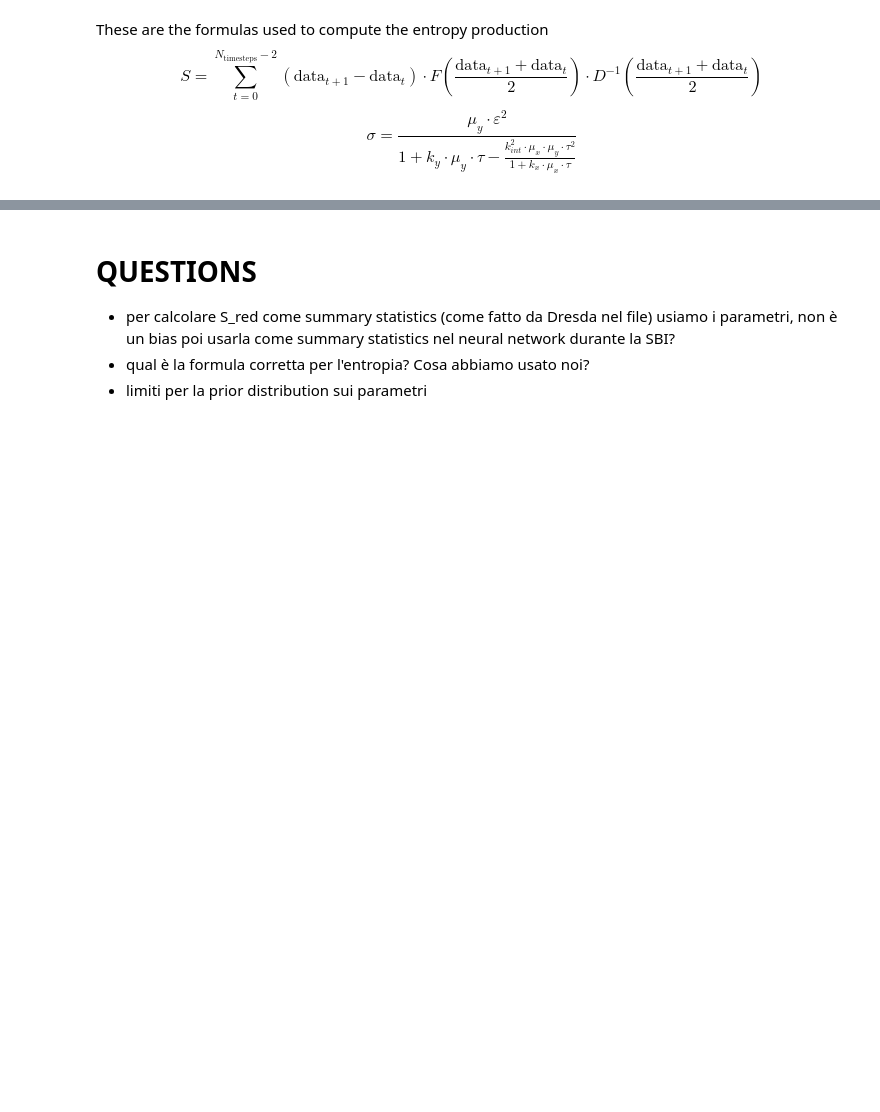
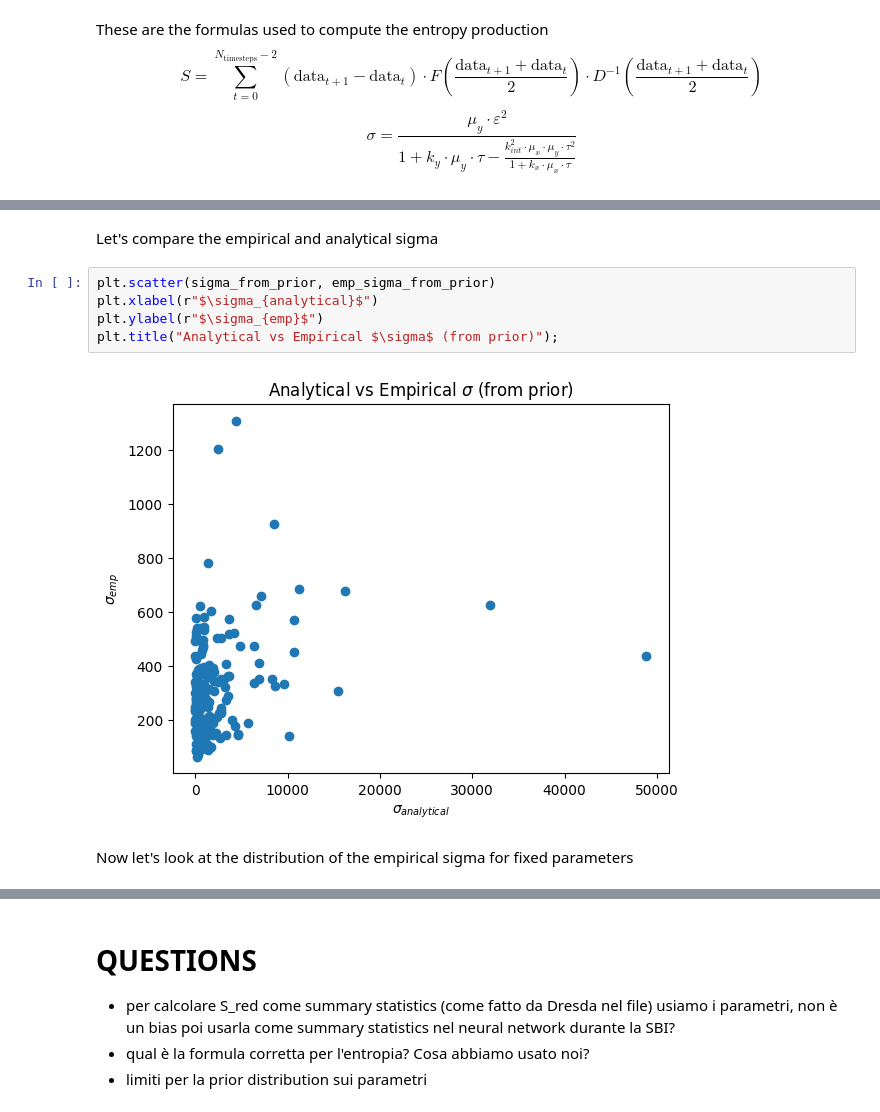
Before and after one commit to jacopocarotenuto/SBI_RedBloodCells, a Jupyter notebook: results.ipynb, the cells around one changed output, grey strips where cells are left out. Cells and saved outputs as stored; diff of their text form; blank space fills up the shorter version.

```diff
--- a/results.ipynb
+++ b/results.ipynb
@@ -343,0 +430,11 @@ plt.hist(sigma_samples, bins=int(np.sqrt(len(sigma_samples))));
+# %% [markdown]
+Let's compare the empirical and analytical sigma
+# %%
+plt.scatter(sigma_from_prior, emp_sigma_from_prior)
+plt.xlabel(r"$\sigma_{analytical}$")
+plt.ylabel(r"$\sigma_{emp}$")
+plt.title("Analytical vs Empirical $\sigma$ (from prior)");
+# %% [output]
+[figure, added]
+# %% [markdown]
+Now let's look at the distribution of the empirical sigma for fixed parameters
```
Also changed, not shown: parts of 32 cells of this notebook.
